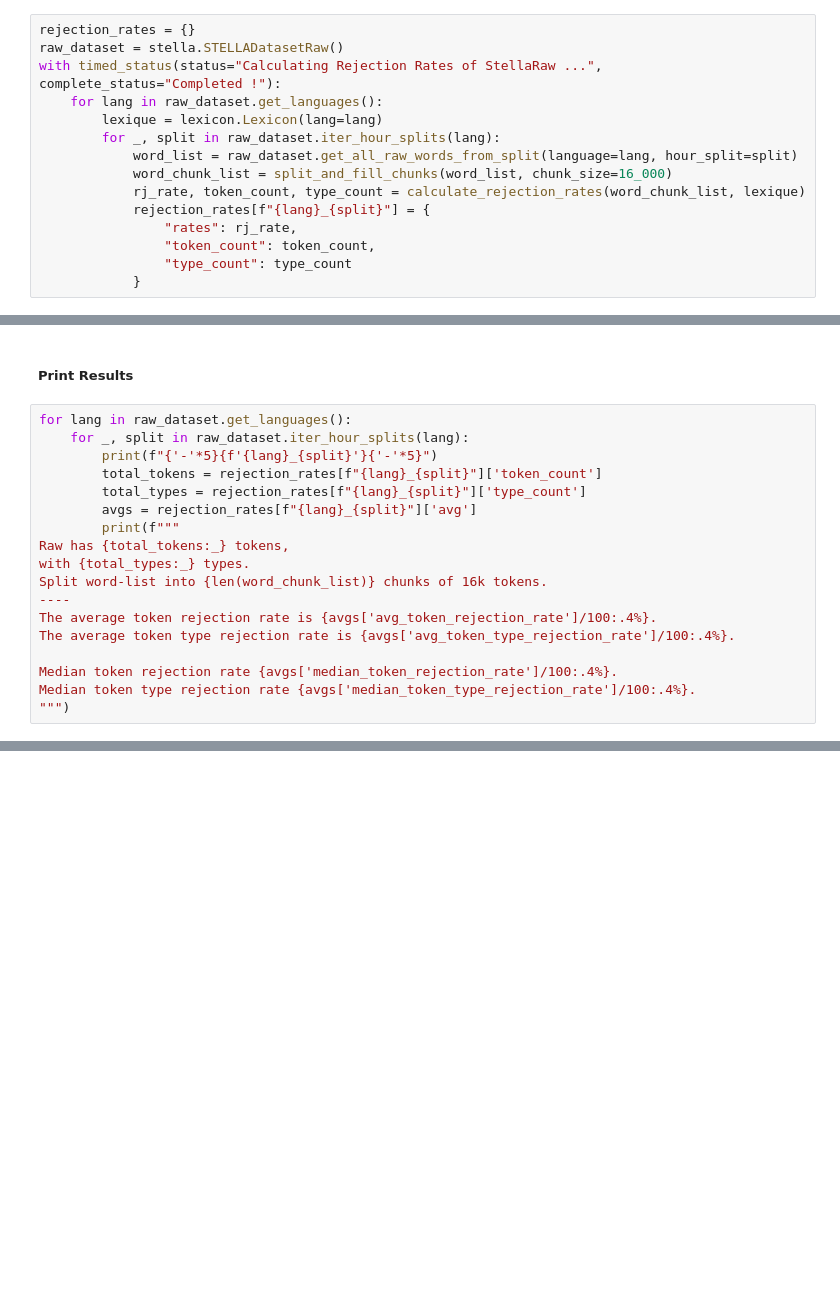
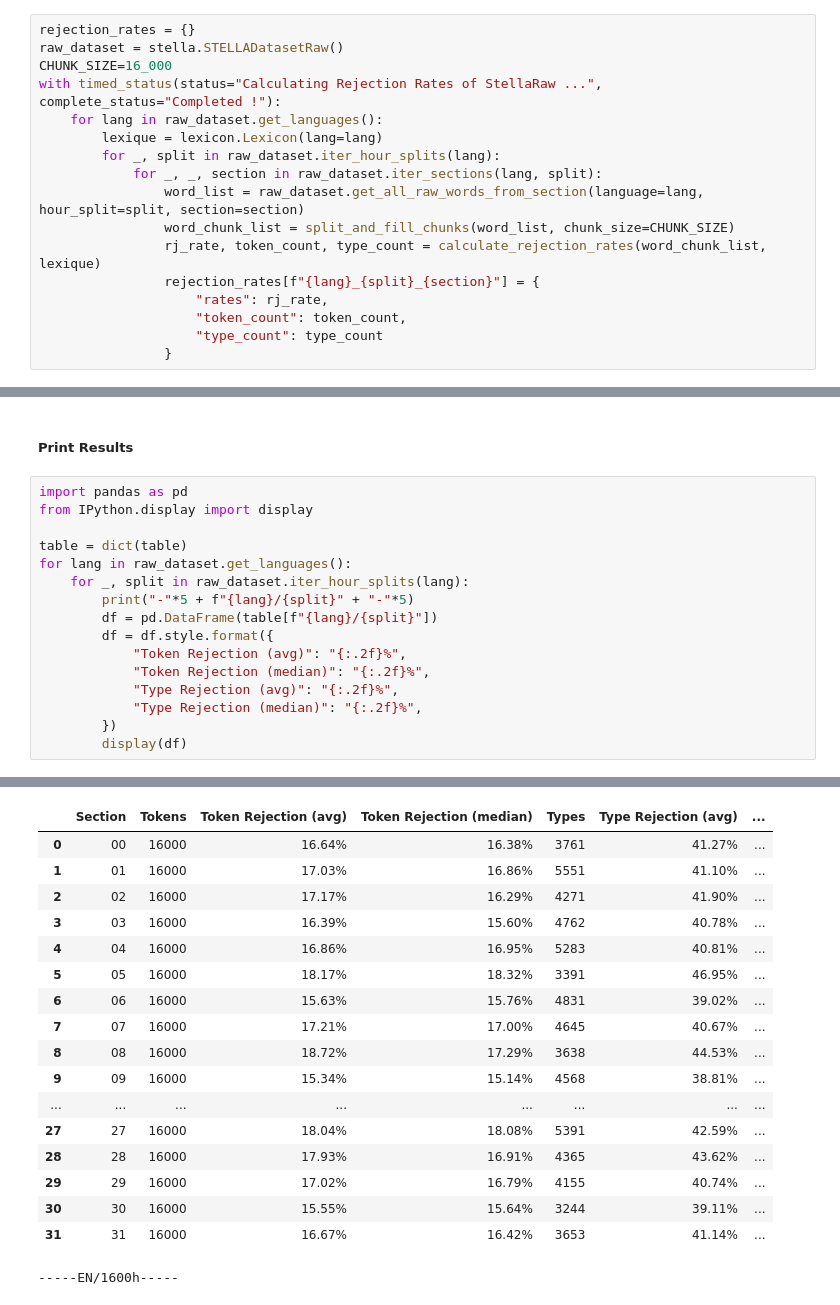
Before and after one commit to nhamilakis/Lexical-benchmark, a Jupyter notebook: notebooks/STELLA.ipynb, the cells around one changed output, grey strips where cells are left out. Cells and saved outputs as stored; diff of their text form; blank space fills up the shorter version.

Commit message:
refactor(stela-clean): modified post-cleanup rejection rate computation
Modified computations to do it across sections and not splits, also modified preview method

TODO: add for different sized chunk

```diff
--- a/notebooks/STELLA.ipynb
+++ b/notebooks/STELLA.ipynb
@@ -290,18 +258,20 @@ def calculate_avg_and_median_rejection_rates(rejection_rates):
 # %%
 rejection_rates = {}
 raw_dataset = stella.STELLADatasetRaw()
+CHUNK_SIZE=16_000
 with timed_status(status="Calculating Rejection Rates of StellaRaw ...", complete_status="Completed !"):
     for lang in raw_dataset.get_languages():
         lexique = lexicon.Lexicon(lang=lang)
         for _, split in raw_dataset.iter_hour_splits(lang):
-            word_list = raw_dataset.get_all_raw_words_from_split(language=lang, hour_split=split)
-            word_chunk_list = split_and_fill_chunks(word_list, chunk_size=16_000)
-            rj_rate, token_count, type_count = calculate_rejection_rates(word_chunk_list, lexique)
-            rejection_rates[f"{lang}_{split}"] = {
-                "rates": rj_rate,
-                "token_count": token_count,
-                "type_count": type_count
-            }
+            for _, _, section in raw_dataset.iter_sections(lang, split):
+                word_list = raw_dataset.get_all_raw_words_from_section(language=lang, hour_split=split, section=section)
+                word_chunk_list = split_and_fill_chunks(word_list, chunk_size=CHUNK_SIZE)
+                rj_rate, token_count, type_count = calculate_rejection_rates(word_chunk_list, lexique)
+                rejection_rates[f"{lang}_{split}_{section}"] = {
+                    "rates": rj_rate,
+                    "token_count": token_count,
+                    "type_count": type_count
+                }
 # %% [output]
 [interactive output not drawn]
 [interactive output not drawn]
@@ -322,21 +307,19 @@ Completed ! (Total time: 1 seconds)
 # %% [markdown]
 ##### Print Results
 # %%
+import pandas as pd
+from IPython.display import display
+
+table = dict(table)
 for lang in raw_dataset.get_languages():
     for _, split in raw_dataset.iter_hour_splits(lang):
-        print(f"{'-'*5}{f'{lang}_{split}'}{'-'*5}")
-        total_tokens = rejection_rates[f"{lang}_{split}"]['token_count']
-        total_types = rejection_rates[f"{lang}_{split}"]['type_count']
-        avgs = rejection_rates[f"{lang}_{split}"]['avg']
-        print(f"""
-Raw has {total_tokens:_} tokens,
-with {total_types:_} types.
-Split word-list into {len(word_chunk_list)} chunks of 16k tokens.
-----
-The average token rejection rate is {avgs['avg_token_rejection_rate']/100:.4%}.
-The average token type rejection rate is {avgs['avg_token_type_rejection_rate']/100:.4%}.
-
-Median token rejection rate {avgs['median_token_rejection_rate']/100:.4%}.
-Median token type rejection rate {avgs['median_token_type_rejection_rate']/100:.4%}.
-""")
+        print("-"*5 + f"{lang}/{split}" + "-"*5)
+        df = pd.DataFrame(table[f"{lang}/{split}"])
+        df = df.style.format({
+            "Token Rejection (avg)": "{:.2f}%",
+            "Token Rejection (median)": "{:.2f}%",
+            "Type Rejection (avg)": "{:.2f}%",
+            "Type Rejection (median)": "{:.2f}%",
+        })
+        display(df)
 # %% [output]
@@ -359,0 +327,18 @@ Median token type rejection rate 40.1892%.
+|  | Section | Tokens | Token Rejection (avg) | Token Rejection (median) | Types | Type Rejection (avg) | ... |
+| 0 | 00 | 16000 | 16.64% | 16.38% | 3761 | 41.27% | ... |
+| 1 | 01 | 16000 | 17.03% | 16.86% | 5551 | 41.10% | ... |
+| 2 | 02 | 16000 | 17.17% | 16.29% | 4271 | 41.90% | ... |
+| 3 | 03 | 16000 | 16.39% | 15.60% | 4762 | 40.78% | ... |
+| 4 | 04 | 16000 | 16.86% | 16.95% | 5283 | 40.81% | ... |
+| 5 | 05 | 16000 | 18.17% | 18.32% | 3391 | 46.95% | ... |
+| 6 | 06 | 16000 | 15.63% | 15.76% | 4831 | 39.02% | ... |
+| 7 | 07 | 16000 | 17.21% | 17.00% | 4645 | 40.67% | ... |
+| 8 | 08 | 16000 | 18.72% | 17.29% | 3638 | 44.53% | ... |
+| 9 | 09 | 16000 | 15.34% | 15.14% | 4568 | 38.81% | ... |
+| ... | ... | ... | ... | ... | ... | ... | ... |
+| 27 | 27 | 16000 | 18.04% | 18.08% | 5391 | 42.59% | ... |
+| 28 | 28 | 16000 | 17.93% | 16.91% | 4365 | 43.62% | ... |
+| 29 | 29 | 16000 | 17.02% | 16.79% | 4155 | 40.74% | ... |
+| 30 | 30 | 16000 | 15.55% | 15.64% | 3244 | 39.11% | ... |
+| 31 | 31 | 16000 | 16.67% | 16.42% | 3653 | 41.14% | ... |
+-----EN/1600h-----
```
Also changed, not shown: parts of 8 cells of this notebook, 2 other files.
